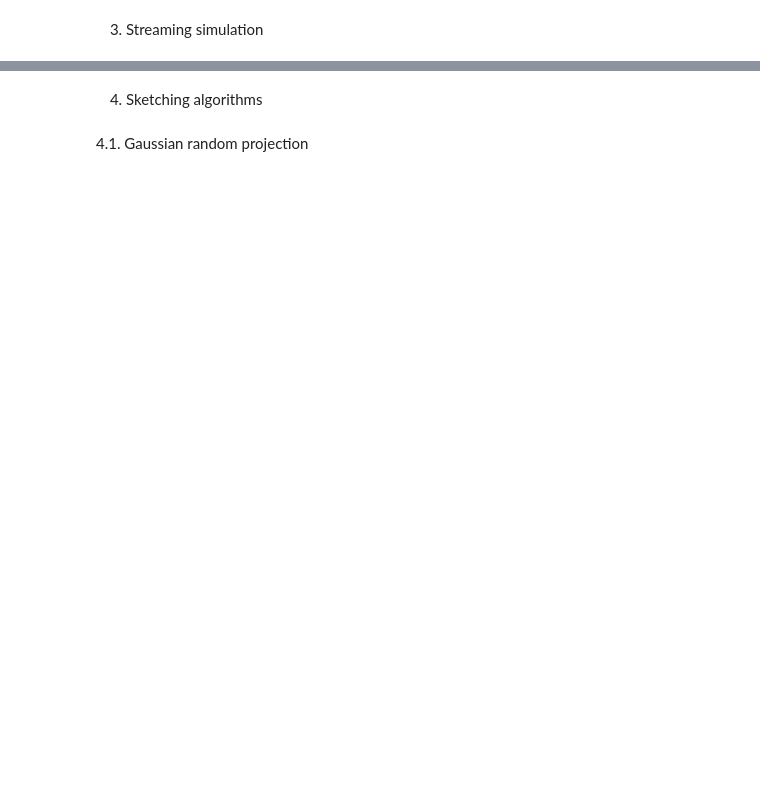
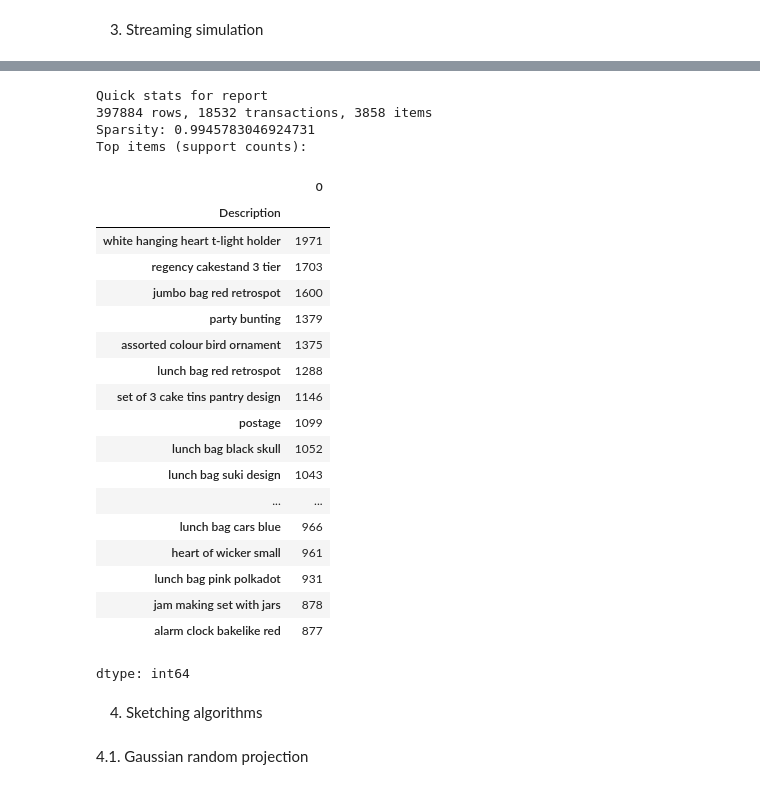
Before and after one commit to nazaninzareirad/computational_data_mining_2025, a Jupyter notebook: Untitled7.ipynb, the cells around one changed output, grey strips where cells are left out. Saved outputs shown, nothing was run; the diff lists cells and outputs as text; code cells hidden in the pictures; blank space fills up the shorter version.

```diff
--- a/Untitled7.ipynb
+++ b/Untitled7.ipynb
@@ -134,3 +247,43 @@ InvoiceNo
+# %%
+def quick_stats_for_report(clean_df, basket_df):
+    stats = {}
+    stats['n_rows'] = clean_df.shape[0]
+    stats['n_transactions'] = basket_df.shape[0]
+    stats['n_items'] = basket_df.shape[1]
+    stats['top_items'] = basket_df.sum(axis=0).sort_values(ascending=False).head(20)
+    stats['sparsity'] = 1.0 - (basket_df.values.sum() / (basket_df.shape[0]*basket_df.shape[1]))
+    return stats
+
+stats = quick_stats_for_report(clean_df, basket_df)
+print("Quick stats for report")
+print(stats['n_rows'], "rows,", stats['n_transactions'], "transactions,", stats['n_items'], "items")
+print("Sparsity:", stats['sparsity'])
+print("Top items (support counts):")
+display(stats['top_items'])
+# %% [output]
+Quick stats for report
+397884 rows, 18532 transactions, 3858 items
+Sparsity: 0.9945783046924731
+Top items (support counts):
+|  | 0 |
+| Description |  |
+| white hanging heart t-light holder | 1971 |
+| regency cakestand 3 tier | 1703 |
+| jumbo bag red retrospot | 1600 |
+| party bunting | 1379 |
+| assorted colour bird ornament | 1375 |
+| lunch bag red retrospot | 1288 |
+| set of 3 cake tins pantry design | 1146 |
+| postage | 1099 |
+| lunch bag black skull | 1052 |
+| lunch bag suki design | 1043 |
+| ... | ... |
+| lunch bag cars blue | 966 |
+| heart of wicker small | 961 |
+| lunch bag pink polkadot | 931 |
+| jam making set with jars | 878 |
+| alarm clock bakelike red | 877 |
+dtype: int64
 # %% [markdown]
 4. Sketching algorithms
 # %% [markdown]
```
Also changed, not shown: parts of 19 cells of this notebook.
